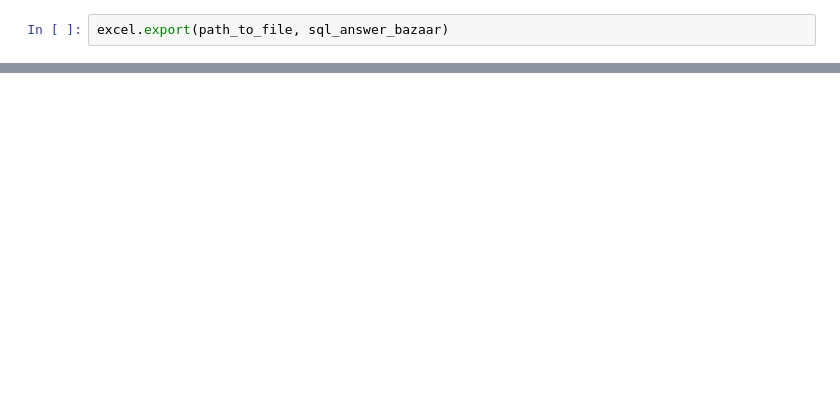
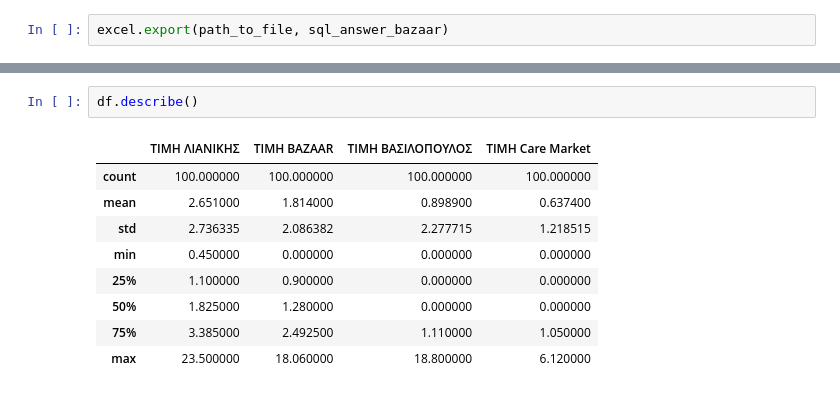
Before and after one commit to gitter-badger/Elounda_Market, a Jupyter notebook: DISCORD/BAZAAR/notebook.ipynb, the cells around one changed output, grey strips where cells are left out. Cells and saved outputs as stored; diff of their text form; blank space fills up the shorter version.

```diff
--- a/DISCORD/BAZAAR/notebook.ipynb
+++ b/DISCORD/BAZAAR/notebook.ipynb
@@ -119,0 +124,12 @@ plt.grid(True, alpha=0.2)
+# %%
+df.describe()
+# %% [output]
+|  | ΤΙΜΗ ΛΙΑΝΙΚΗΣ | ΤΙΜΗ BAZAAR | TIMH ΒΑΣΙΛΟΠΟΥΛΟΣ | TIMH Care Market |
+| count | 100.000000 | 100.000000 | 100.000000 | 100.000000 |
+| mean | 2.651000 | 1.814000 | 0.898900 | 0.637400 |
+| std | 2.736335 | 2.086382 | 2.277715 | 1.218515 |
+| min | 0.450000 | 0.000000 | 0.000000 | 0.000000 |
+| 25% | 1.100000 | 0.900000 | 0.000000 | 0.000000 |
+| 50% | 1.825000 | 1.280000 | 0.000000 | 0.000000 |
+| 75% | 3.385000 | 2.492500 | 1.110000 | 1.050000 |
+| max | 23.500000 | 18.060000 | 18.800000 | 6.120000 |
```
Also changed, not shown: parts of 16 cells of this notebook, 5 other files.
